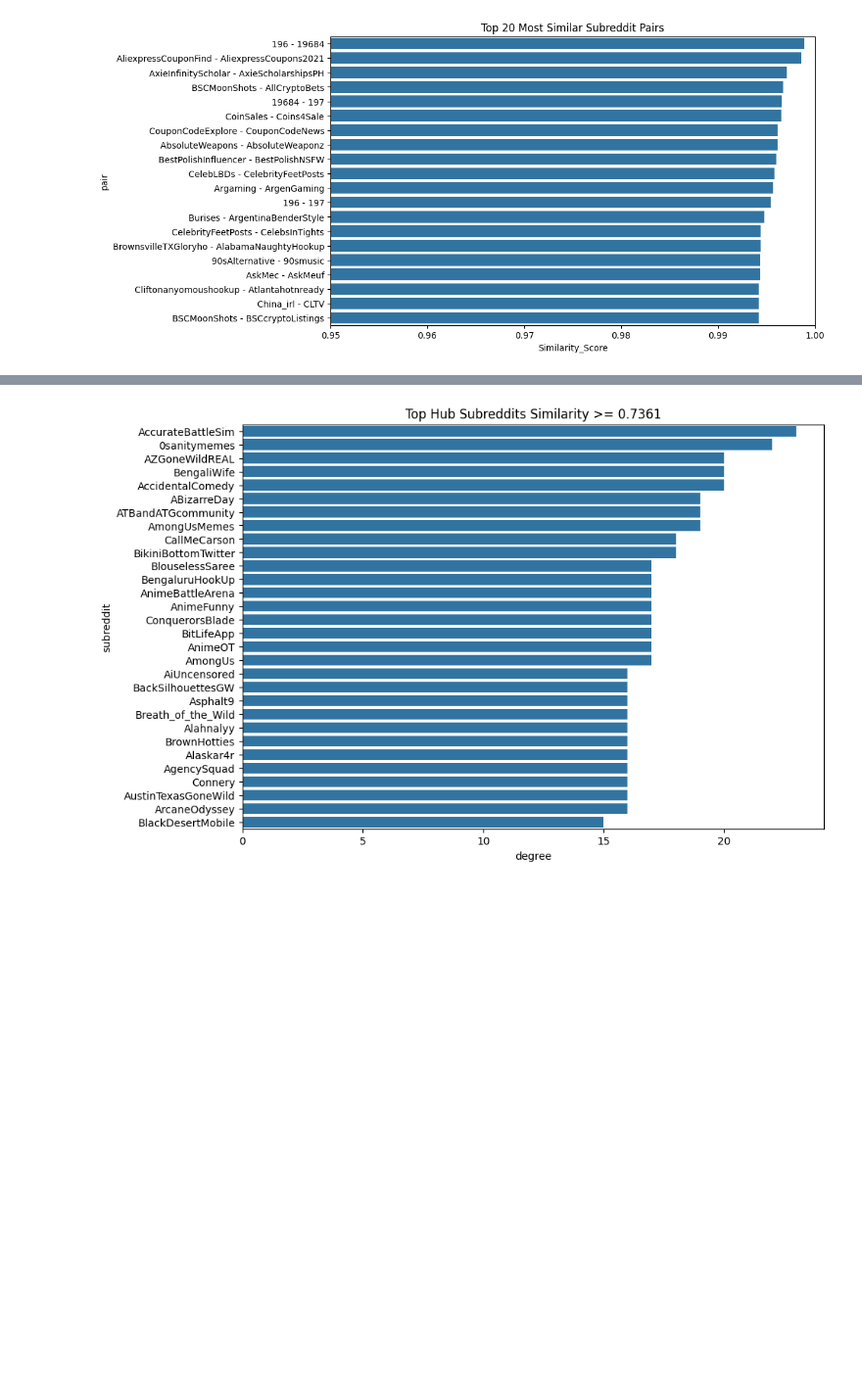
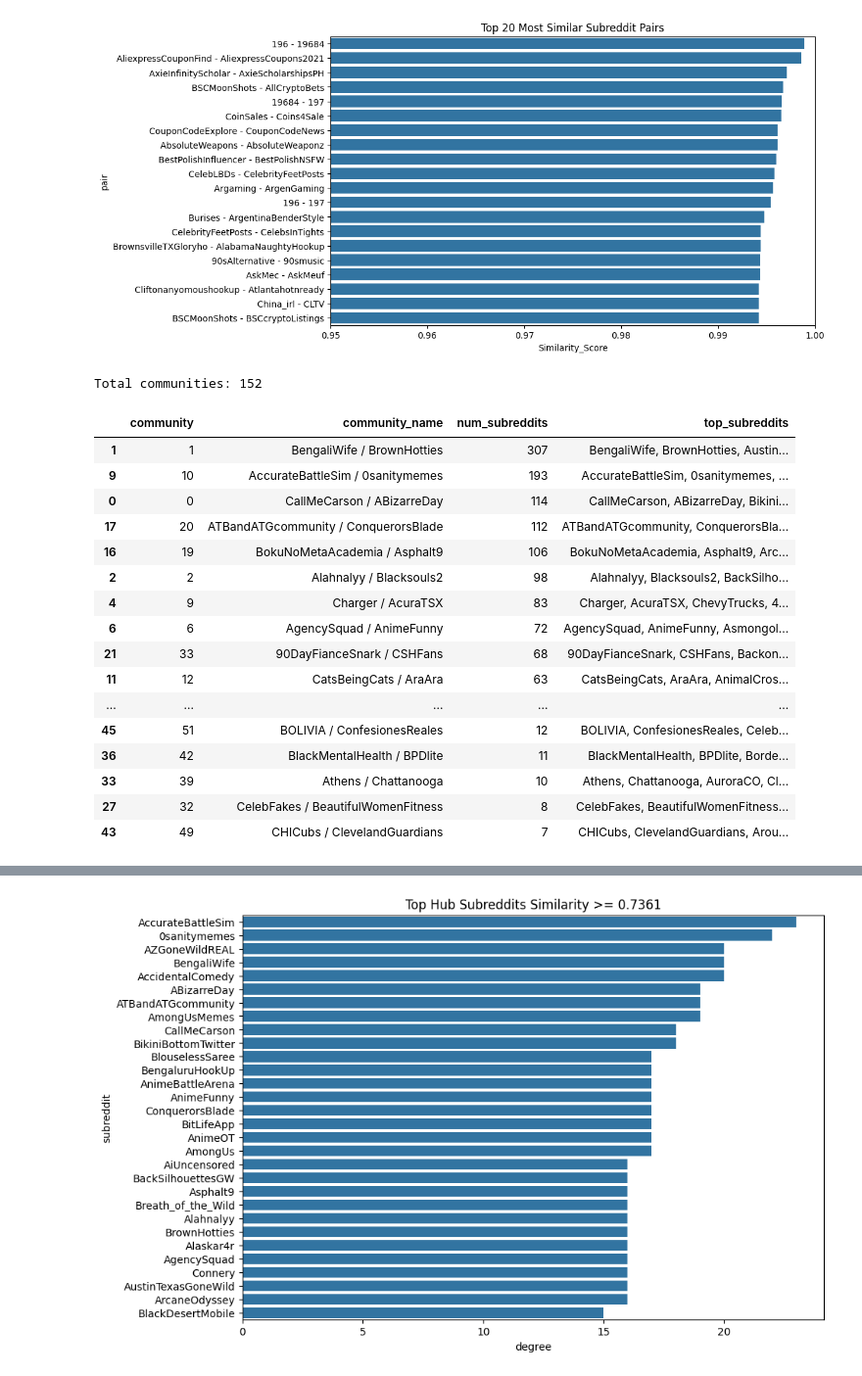
Before and after one commit to normalguy464/Massive-data-mining, a Jupyter notebook: Visualiza_graph.ipynb, the cells around one changed output, grey strips where cells are left out. Shown at 98% size. Saved outputs shown, nothing was run; the diff lists cells and outputs as text; code cells hidden in the pictures; blank space fills up the shorter version.

```diff
--- a/Visualiza_graph.ipynb
+++ b/Visualiza_graph.ipynb
@@ -152,0 +152,56 @@ with open("subreddit_graph.html", "w", encoding="utf-8") as f:
+# %%
+from collections import defaultdict
+import pandas as pd
+
+# gom node theo community
+community_nodes = defaultdict(list)
+for node, community_id in partition.items():
+    community_nodes[community_id].append(node)
+
+# độ quan trọng của subreddit trong graph
+weighted_degree = dict(G.degree(weight="Similarity_Score"))
+degree = dict(G.degree())
+
+def top_subreddits_in_community(nodes, n=2):
+    ranked = sorted(
+        nodes,
+        key=lambda node: weighted_degree.get(node, 0),
+        reverse=True
+    )
+    return ranked[:n]
+
+community_labels = {
+    community_id: " / ".join(top_subreddits_in_community(nodes, n=2))
+    for community_id, nodes in community_nodes.items()
+}
+
+community_summary = pd.DataFrame([
+    {
+        "community": community_id,
+        "community_name": community_labels[community_id],
+        "num_subreddits": len(nodes),
+        "top_subreddits": ", ".join(top_subreddits_in_community(nodes, n=5))
+    }
+    for community_id, nodes in community_nodes.items()
+]).sort_values("num_subreddits", ascending=False)
+print(f"Total communities: {len(community_summary)}")
+display(community_summary.head(20))
+# %% [output]
+Total communities: 152
+|  | community | community_name | num_subreddits | top_subreddits |
+| 1 | 1 | BengaliWife / BrownHotties | 307 | BengaliWife, BrownHotties, Austin... |
+| 9 | 10 | AccurateBattleSim / 0sanitymemes | 193 | AccurateBattleSim, 0sanitymemes, ... |
+| 0 | 0 | CallMeCarson / ABizarreDay | 114 | CallMeCarson, ABizarreDay, Bikini... |
+| 17 | 20 | ATBandATGcommunity / ConquerorsBlade | 112 | ATBandATGcommunity, ConquerorsBla... |
+| 16 | 19 | BokuNoMetaAcademia / Asphalt9 | 106 | BokuNoMetaAcademia, Asphalt9, Arc... |
+| 2 | 2 | Alahnalyy / Blacksouls2 | 98 | Alahnalyy, Blacksouls2, BackSilho... |
+| 4 | 9 | Charger / AcuraTSX | 83 | Charger, AcuraTSX, ChevyTrucks, 4... |
+| 6 | 6 | AgencySquad / AnimeFunny | 72 | AgencySquad, AnimeFunny, Asmongol... |
+| 21 | 33 | 90DayFianceSnark / CSHFans | 68 | 90DayFianceSnark, CSHFans, Backon... |
+| 11 | 12 | CatsBeingCats / AraAra | 63 | CatsBeingCats, AraAra, AnimalCros... |
+| ... | ... | ... | ... | ... |
+| 45 | 51 | BOLIVIA / ConfesionesReales | 12 | BOLIVIA, ConfesionesReales, Celeb... |
+| 36 | 42 | BlackMentalHealth / BPDlite | 11 | BlackMentalHealth, BPDlite, Borde... |
+| 33 | 39 | Athens / Chattanooga | 10 | Athens, Chattanooga, AuroraCO, Cl... |
+| 27 | 32 | CelebFakes / BeautifulWomenFitness | 8 | CelebFakes, BeautifulWomenFitness... |
+| 43 | 49 | CHICubs / ClevelandGuardians | 7 | CHICubs, ClevelandGuardians, Arou... |
```
Also changed, not shown: parts of 18 cells of this notebook, 5 other files.
